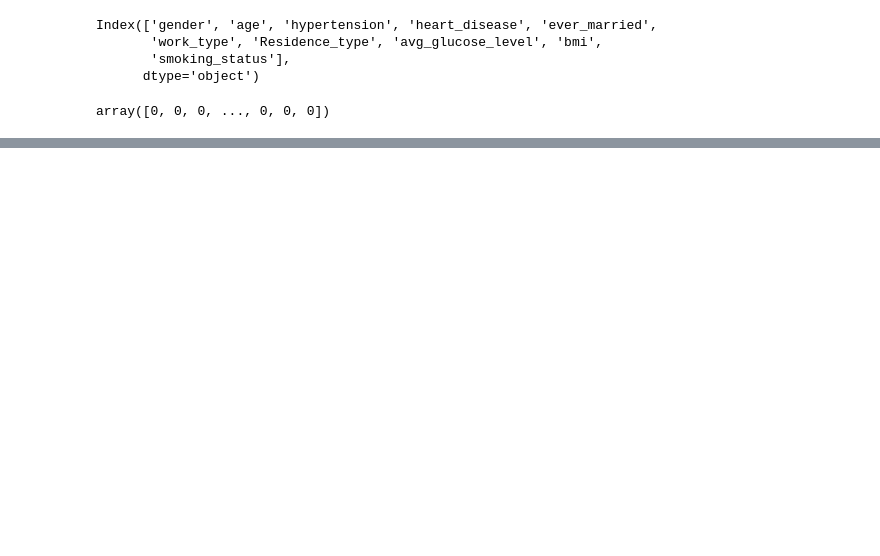
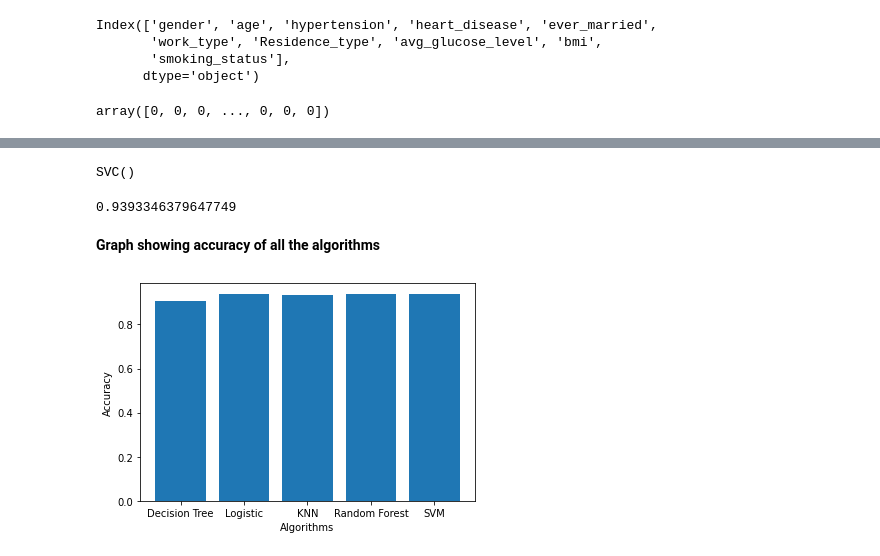
Before and after one commit to shivangi-04/stroke-prediction, a Jupyter notebook: stroke_risk_prediction.ipynb, the cells around one changed output, grey strips where cells are left out. Drawn from its saved outputs; the diff is of its cells as text; code cells hidden in the pictures; blank space fills up the shorter version.

```diff
--- a/stroke_risk_prediction.ipynb
+++ b/stroke_risk_prediction.ipynb
@@ -332,0 +399,3 @@ NotADirectoryError: ignored
+# %%
+Y_pred=rf.predict(X_test_std)
+ac_rf=accuracy_score(Y_test,Y_pred)
@@ -332,0 +408,23 @@ NotADirectoryError: ignored
+# %%
+from sklearn.svm import SVC
+sv=SVC()
+sv.fit(X_train_std,Y_train)
+# %% [output]
+SVC()
+# %%
+Y_pred=sv.predict(X_test_std)
+# %%
+ac_sv=accuracy_score(Y_test,Y_pred)
+# %%
+ac_sv
+# %% [output]
+0.9393346379647749
+# %% [markdown]
+**Graph showing accuracy of all the algorithms**
+# %%
+plt.bar(['Decision Tree','Logistic','KNN','Random Forest','SVM'],[ac_dt,ac_lr,ac_knn,ac_rf,ac_sv])
+plt.xlabel("Algorithms")
+plt.ylabel("Accuracy")
+plt.show()
+# %% [output]
+[figure, added]
```
Also changed, not shown: parts of 32 cells of this notebook.
